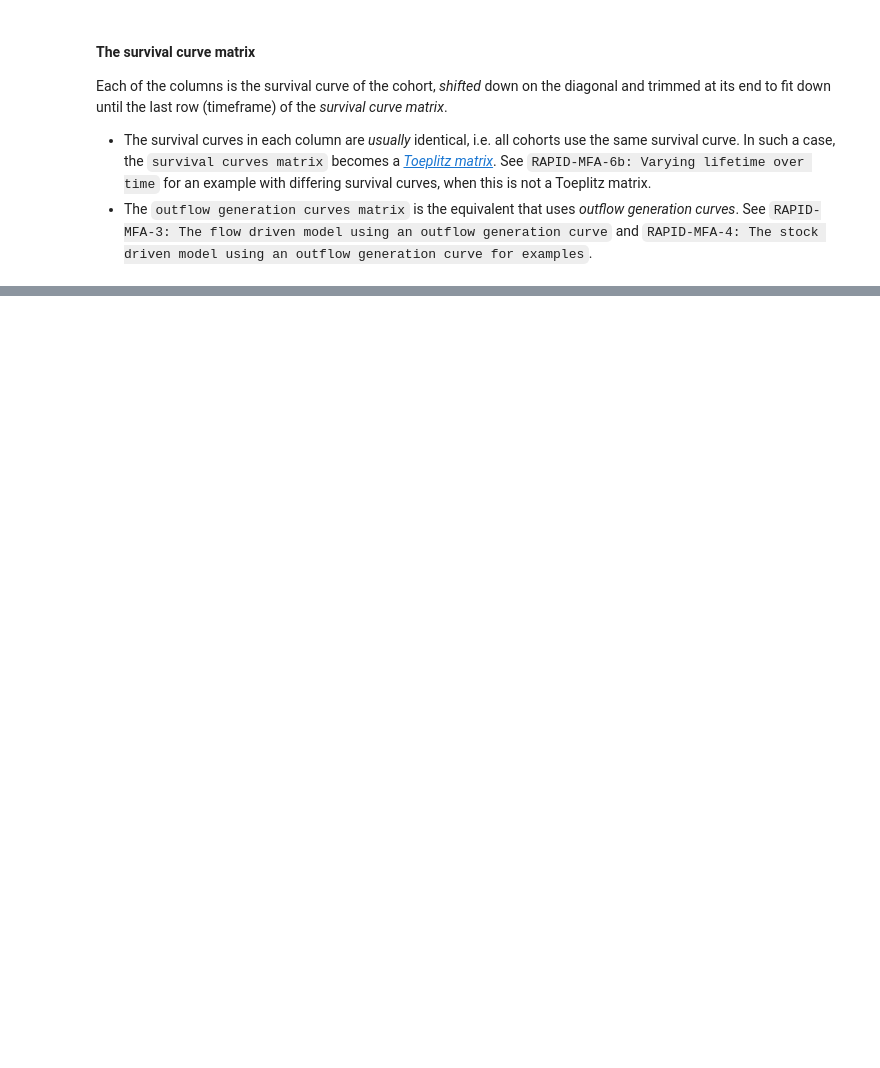
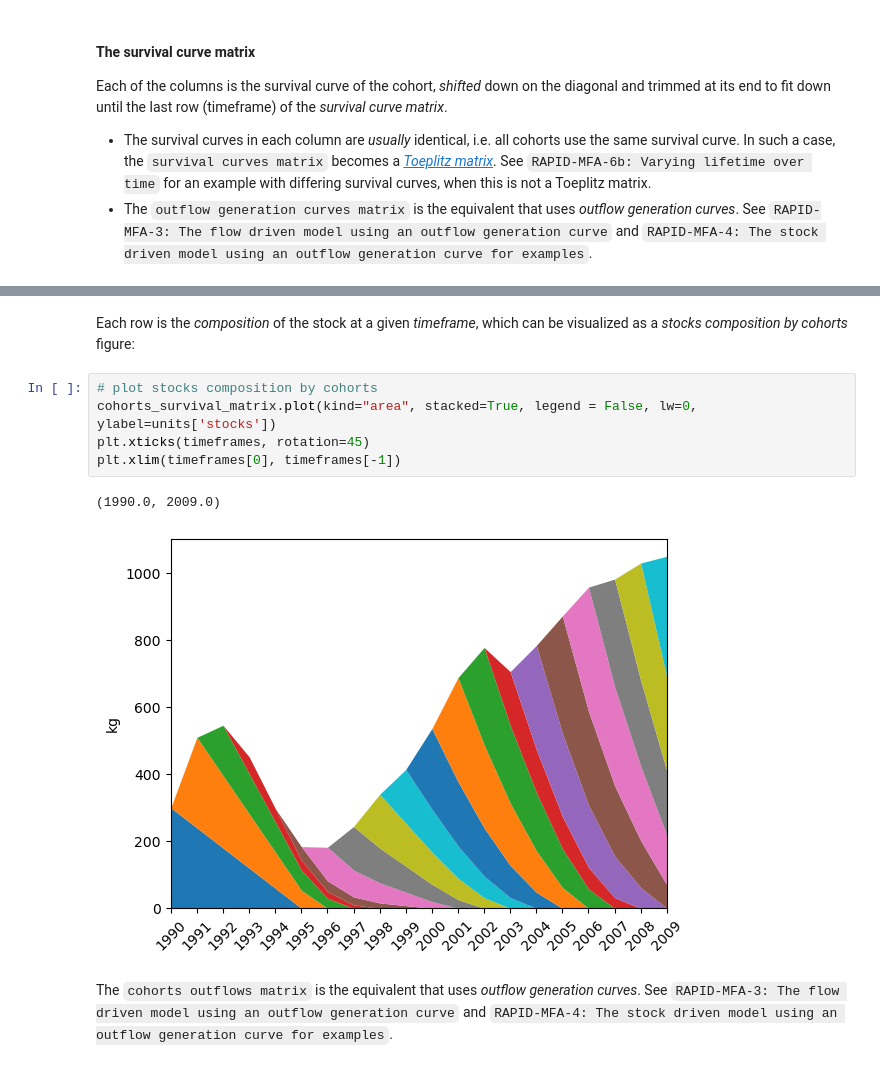
Before and after one commit to TomerFishman/RAPID-MFA, a Jupyter notebook: RAPID-MFA notebooks/00_conventions_and_data_structures.ipynb, the cells around one changed output, grey strips where cells are left out. Cells and saved outputs as stored; diff of their text form; blank space fills up the shorter version.

```diff
--- a/RAPID-MFA notebooks/00_conventions_and_data_structures.ipynb
+++ b/RAPID-MFA notebooks/00_conventions_and_data_structures.ipynb
@@ -567,0 +641,12 @@ The structure is identical to the above, and each of the columns describes the a
+# %% [markdown]
+Each row is the _composition_ of the stock at a given _timeframe_, which can be visualized as a _stocks composition by cohorts_ figure:
+# %%
+# plot stocks composition by cohorts
+cohorts_survival_matrix.plot(kind="area", stacked=True, legend = False, lw=0, ylabel=units['stocks'])
+plt.xticks(timeframes, rotation=45)
+plt.xlim(timeframes[0], timeframes[-1])
+# %% [output]
+(1990.0, 2009.0)
+[figure, added]
+# %% [markdown]
+The `cohorts outflows matrix` is the equivalent that uses _outflow generation curves_. See `RAPID-MFA-3: The flow driven model using an outflow generation curve` and `RAPID-MFA-4: The stock driven model using an outflow generation curve for examples`.
```
Also changed, not shown: parts of 15 cells of this notebook.
